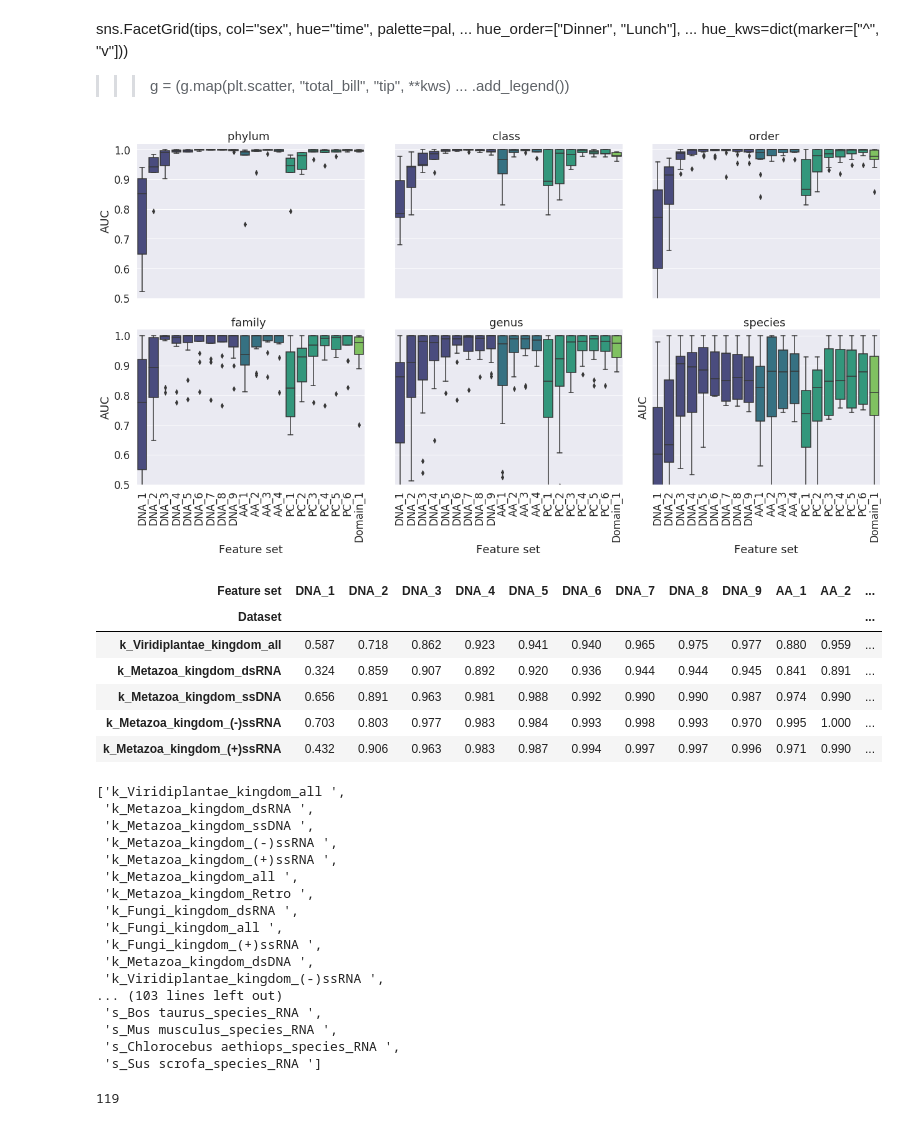
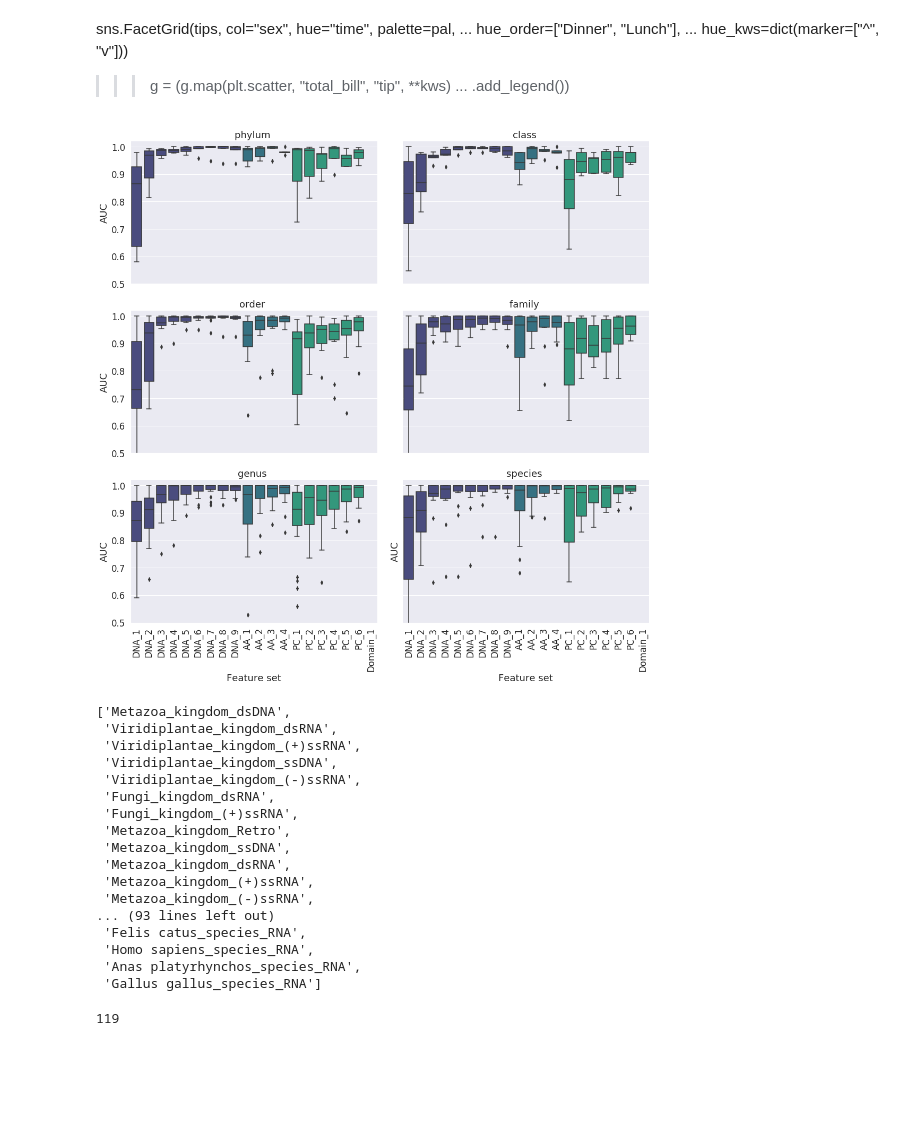
Before and after one commit to youngfran/virus_host_predict, a Jupyter notebook: all_code/Analysis.ipynb, the cells around one changed output. Saved outputs shown, nothing was run; the diff lists cells and outputs as text; code cells hidden in the pictures; blank space fills up the shorter version.

```diff
--- a/all_code/Analysis.ipynb
+++ b/all_code/Analysis.ipynb
@@ -56,8 +99,0 @@ dfB['Dataset'] = dfB.apply ( con, axis =1)
-# %%
-dfB.columns
-dfB.drop(columns= [ 'pool label', 'pool tax group','accuracy', 'specificity',
-       'sensitivity', 'TN/FP/FN/TP'], inplace =True)
-# %%
-fs = lambda row: f'{row["Features"]}_{row["k"]}'
-dfB['Feature set'] = dfB.apply(fs,axis = 1)
-dfB.head()
@@ -71,4 +99,0 @@ dfB.head()
-# %%
-correct_b = lambda row:'dsDNA' if row['Baltimore']== 'DNA' else row['Baltimore']
-dfB['Baltimore']= dfB.apply(correct_b , axis=1)
-set(dfB['Baltimore'])
@@ -226,15 +153,0 @@ plt.subplots_adjust(hspace = 0.2)
-# %%
-
-sns.set(font_scale=1.8, palette = 'viridis' )
-g = sns.catplot(data=subset , col= "tax",col_wrap=1, height=10,aspect =1.5,
-                  margin_titles=True, col_order=tax_order, legend_out = True,
-                    hue = 'Baltimore',y = 'AUC', x = 'Feature set',
-                    kind = 'box',
-                    hue_order = balt_order,
-                    palette='viridis',
-                    order= fs_order,
-                    dodge = True,
-                     width =0.9,linewidth =1.5)
-
-
-g.set(ylim = (0.5,1.0) )
@@ -319,24 +233,24 @@ balt_order = ['all','RNA' ,'(+)ssRNA', '(-)ssRNA',  'dsRNA', 'dsDNA','ssDNA']
 # %%
 
 sns.set(font_scale=1.5, palette = 'viridis' )
-g = sns.catplot(data=dfB , col= "tax",col_wrap=3, height=5,aspect =1.2,
+g = sns.catplot(data=dfB , col= "tax",col_wrap=2, height=5,aspect =1.5,
                   margin_titles=True, col_order=tax_order, legend = False,
                     x = 'Feature set',y = 'AUC', hue = 'Features',
                     kind = 'box',
                     hue_order = f_order,
                     palette='viridis',
                     order= fs_order,
                     dodge = False,
                     sharex = True,
                      )
 
 g.set_xticklabels(rotation=90)
 g.set(ylim = (0.5,1.02) )
 g.set_titles(("{col_name} "),fontsize= 200)
 plt.subplots_adjust(hspace = 0.2)
 plt.xlabel("Feature set")
 plt.ylabel("AUC")
 plt.tight_layout()
-g.savefig('Figures/box_tax_BAct.png', bbox_inches="tight", dpi=300)
+#g.savefig('Figures/box_tax_BAct.png', bbox_inches="tight", dpi=300)
 # %% [output]
-[figure, old version]
+[figure, new version]
@@ -352,12 +257,2 @@ df['Feature set'].cat.set_categories(fs_order, inplace=True)
-# %%
-df2.head()
-# %% [output]
-| Feature set | DNA_1 | DNA_2 | DNA_3 | DNA_4 | DNA_5 | DNA_6 | DNA_7 | DNA_8 | DNA_9 | AA_1 | AA_2 | ... |
-| Dataset |  |  |  |  |  |  |  |  |  |  |  | ... |
-| k_Viridiplantae_kingdom_all | 0.587 | 0.718 | 0.862 | 0.923 | 0.941 | 0.940 | 0.965 | 0.975 | 0.977 | 0.880 | 0.959 | ... |
-| k_Metazoa_kingdom_dsRNA | 0.324 | 0.859 | 0.907 | 0.892 | 0.920 | 0.936 | 0.944 | 0.944 | 0.945 | 0.841 | 0.891 | ... |
-| k_Metazoa_kingdom_ssDNA | 0.656 | 0.891 | 0.963 | 0.981 | 0.988 | 0.992 | 0.990 | 0.990 | 0.987 | 0.974 | 0.990 | ... |
-| k_Metazoa_kingdom_(-)ssRNA | 0.703 | 0.803 | 0.977 | 0.983 | 0.984 | 0.993 | 0.998 | 0.993 | 0.970 | 0.995 | 1.000 | ... |
-| k_Metazoa_kingdom_(+)ssRNA | 0.432 | 0.906 | 0.963 | 0.983 | 0.987 | 0.994 | 0.997 | 0.997 | 0.996 | 0.971 | 0.990 | ... |
 # %%
 concat_ds = lambda row: f'{row["tax"][0]}_{row["Dataset"]} '
@@ -365,26 +260,26 @@ df['Dataset']= df.apply(concat_ds , axis=1)
 # %%
-df1 = df.sort_values('tax')
+df1 = dfe.sort_values('tax')
 unique =[]
 [unique.append(ds) for ds in(list(df1['Dataset']))if ds not in unique ]
 unique
 # %% [output]
-['k_Viridiplantae_kingdom_all ',
- 'k_Metazoa_kingdom_dsRNA ',
- 'k_Metazoa_kingdom_ssDNA ',
- 'k_Metazoa_kingdom_(-)ssRNA ',
- 'k_Metazoa_kingdom_(+)ssRNA ',
- 'k_Metazoa_kingdom_all ',
- 'k_Metazoa_kingdom_Retro ',
- 'k_Fungi_kingdom_dsRNA ',
- 'k_Fungi_kingdom_all ',
- 'k_Fungi_kingdom_(+)ssRNA ',
- 'k_Metazoa_kingdom_dsDNA ',
- 'k_Viridiplantae_kingdom_(-)ssRNA ',
-... (103 lines left out)
- 's_Bos taurus_species_RNA ',
- 's_Mus musculus_species_RNA ',
- 's_Chlorocebus aethiops_species_RNA ',
- 's_Sus scrofa_species_RNA ']
+['Metazoa_kingdom_dsDNA',
+ 'Viridiplantae_kingdom_dsRNA',
+ 'Viridiplantae_kingdom_(+)ssRNA',
+ 'Viridiplantae_kingdom_ssDNA',
+ 'Viridiplantae_kingdom_(-)ssRNA',
+ 'Fungi_kingdom_dsRNA',
+ 'Fungi_kingdom_(+)ssRNA',
+ 'Metazoa_kingdom_Retro',
+ 'Metazoa_kingdom_ssDNA',
+ 'Metazoa_kingdom_dsRNA',
+ 'Metazoa_kingdom_(+)ssRNA',
+ 'Metazoa_kingdom_(-)ssRNA',
+... (93 lines left out)
+ 'Felis catus_species_RNA',
+ 'Homo sapiens_species_RNA',
+ 'Anas platyrhynchos_species_RNA',
+ 'Gallus gallus_species_RNA']
 # %%
 ds = (df['Dataset')
 # %% [output]
```
Also changed, not shown: parts of 49 cells of this notebook, 3 other files.
